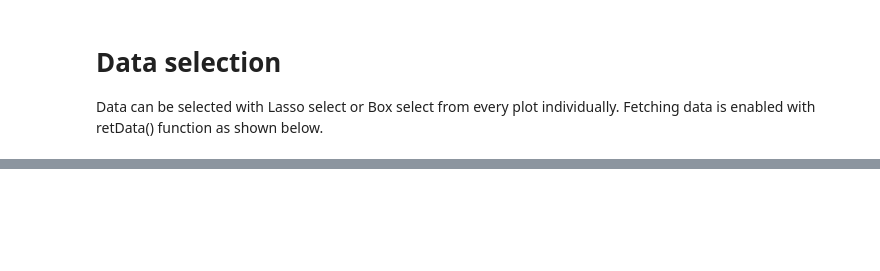
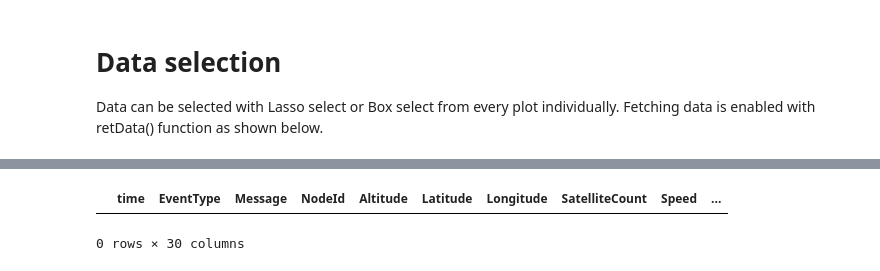
Before and after one commit to ivek1312/ricercando, a Jupyter notebook: notebooks/geoDB.ipynb, the cells around one changed output, grey strips where cells are left out. Cells and saved outputs as stored; diff of their text form; code cells hidden in the pictures; blank space fills up the shorter version.

```diff
--- a/notebooks/geoDB.ipynb
+++ b/notebooks/geoDB.ipynb
@@ -136,9 +136,8 @@ class DateExplorer(hv.streams.Stream):
                 self.output  = hv.Points(pd.DataFrame([[0,0]], columns=kdims), kdims=kdims,vdims=[], label='Empty dataframe').opts(rtt_opts); return
 
             iccidGroups = [(iccid,group.reset_index())  for iccid,group in df.groupby('Iccid')
-                           if 'Latitude' in group.columns and not group.Latitude.isnull().all()
-                           and 'Longitude' in group.columns and not group.Longitude.isnull().all()
-                           and self.Coloring in group.columns and not group[self.Coloring].isnull().all()
+                           if all(x in group.columns for x in ['Latitude', 'Longitude', self.Coloring ]) and
+                           group.Latitude.notnull().any() and group.Longitude.notnull().any() and  group[self.Coloring].notnull().any()
                           ]
             if not iccidGroups:
                 self.output  = hv.Points(pd.DataFrame([[0,0]], columns=kdims), kdims=kdims,vdims=[],label='GPS or '+self.Coloring+' missing.').opts(rtt_opts); return
@@ -205,3 +183,8 @@ plot1.retData()[['Iccid','Latitude','Longitude','RSRQ','RSSI']]
+# %%
+plot1.retData()
+# %% [output]
+|  | time | EventType | Message | NodeId | Altitude | Latitude | Longitude | SatelliteCount | Speed | ... |
+0 rows × 30 columns
 # %%
 plot2 = GPSPlot()
 # %% [output]
```
Also changed, not shown: parts of 2 cells of this notebook, 1 other file.
